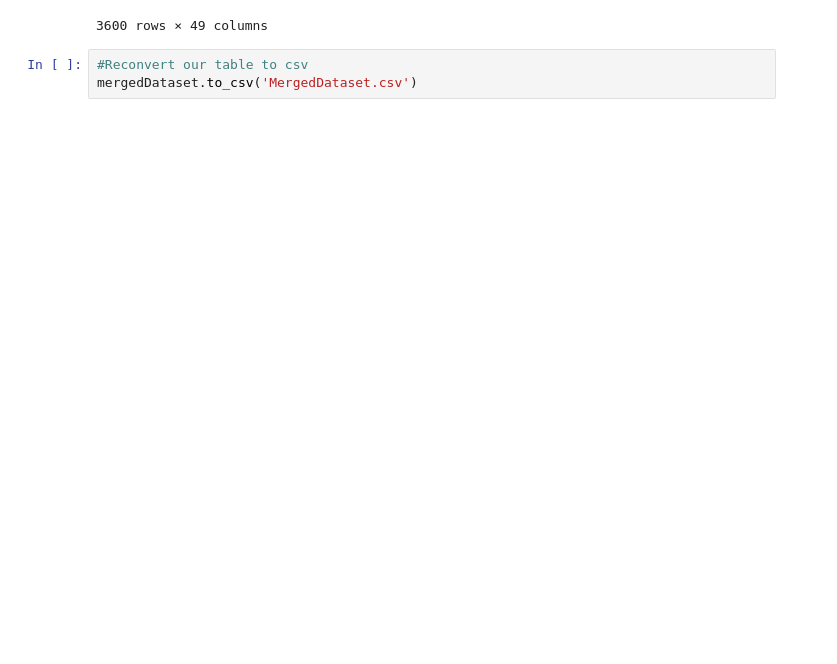
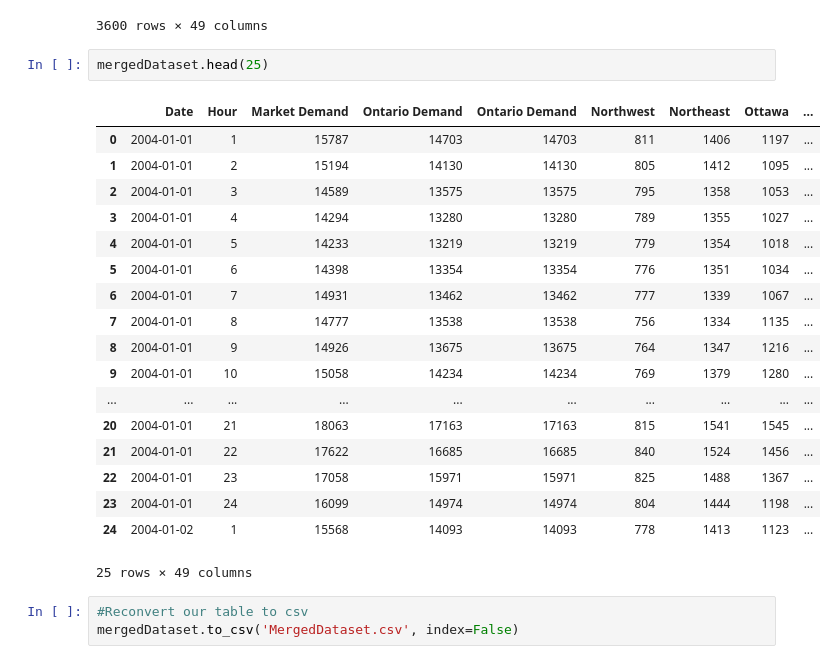
Before and after one commit to cesare-spinoso/project_432, a Jupyter notebook: Electricity.ipynb, the cells around one changed output. Cells and saved outputs as stored; diff of their text form; blank space fills up the shorter version.

```diff
--- a/Electricity.ipynb
+++ b/Electricity.ipynb
@@ -569,6 +569,27 @@ mergedDataset[mergedDataset['isHoliday'] == True]
 | 122614 | 2017-12-26 | 23 | 19277 | 16524 | 16524 | 653 | 1449 | 1088 | ... |
 | 122615 | 2017-12-26 | 24 | 18306 | 15549 | 15549 | 628 | 1444 | 1021 | ... |
 3600 rows × 49 columns
+# %%
+mergedDataset.head(25)
+# %% [output]
+|  | Date | Hour | Market Demand | Ontario Demand | Ontario Demand | Northwest | Northeast | Ottawa | ... |
+| 0 | 2004-01-01 | 1 | 15787 | 14703 | 14703 | 811 | 1406 | 1197 | ... |
+| 1 | 2004-01-01 | 2 | 15194 | 14130 | 14130 | 805 | 1412 | 1095 | ... |
+| 2 | 2004-01-01 | 3 | 14589 | 13575 | 13575 | 795 | 1358 | 1053 | ... |
+| 3 | 2004-01-01 | 4 | 14294 | 13280 | 13280 | 789 | 1355 | 1027 | ... |
+| 4 | 2004-01-01 | 5 | 14233 | 13219 | 13219 | 779 | 1354 | 1018 | ... |
+| 5 | 2004-01-01 | 6 | 14398 | 13354 | 13354 | 776 | 1351 | 1034 | ... |
+| 6 | 2004-01-01 | 7 | 14931 | 13462 | 13462 | 777 | 1339 | 1067 | ... |
+| 7 | 2004-01-01 | 8 | 14777 | 13538 | 13538 | 756 | 1334 | 1135 | ... |
+| 8 | 2004-01-01 | 9 | 14926 | 13675 | 13675 | 764 | 1347 | 1216 | ... |
+| 9 | 2004-01-01 | 10 | 15058 | 14234 | 14234 | 769 | 1379 | 1280 | ... |
+| ... | ... | ... | ... | ... | ... | ... | ... | ... | ... |
+| 20 | 2004-01-01 | 21 | 18063 | 17163 | 17163 | 815 | 1541 | 1545 | ... |
+| 21 | 2004-01-01 | 22 | 17622 | 16685 | 16685 | 840 | 1524 | 1456 | ... |
+| 22 | 2004-01-01 | 23 | 17058 | 15971 | 15971 | 825 | 1488 | 1367 | ... |
+| 23 | 2004-01-01 | 24 | 16099 | 14974 | 14974 | 804 | 1444 | 1198 | ... |
+| 24 | 2004-01-02 | 1 | 15568 | 14093 | 14093 | 778 | 1413 | 1123 | ... |
+25 rows × 49 columns
 # %%
 #Reconvert our table to csv
-mergedDataset.to_csv('MergedDataset.csv')
+mergedDataset.to_csv('MergedDataset.csv', index=False)
```
Also changed, not shown: parts of 2 cells of this notebook, 1 other file.
